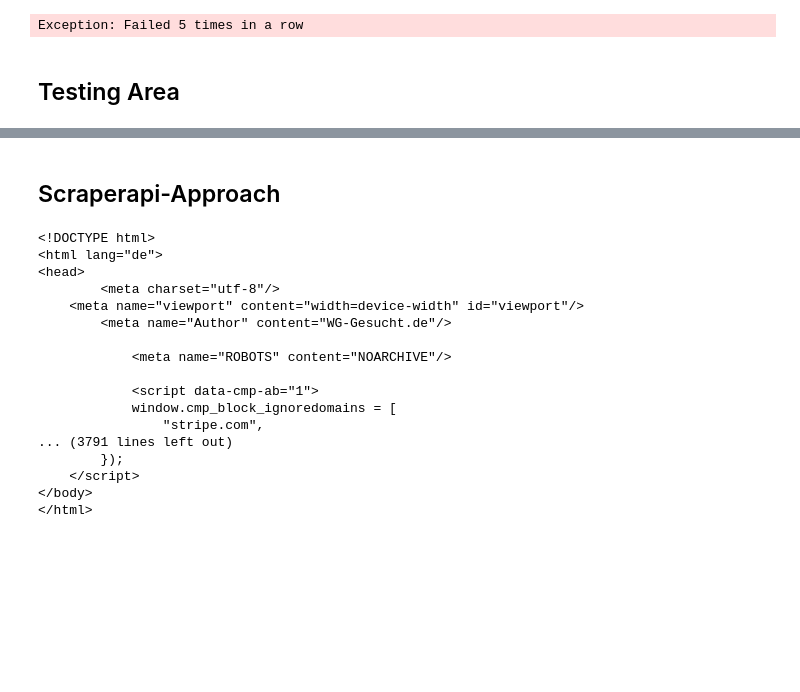
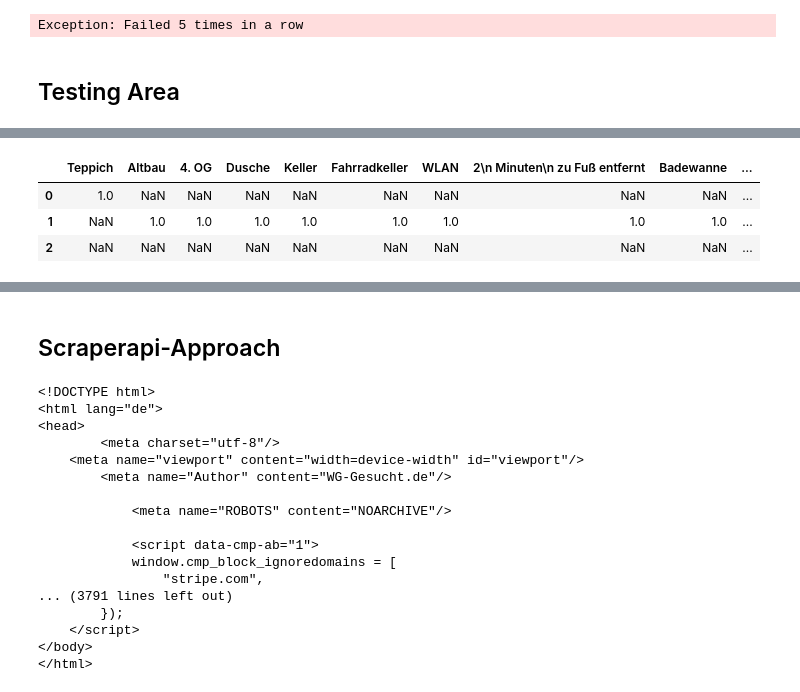
Before and after one commit to iwh-halle/fdap-2024-julian-456, a Jupyter notebook: appartment_analysis/test_web_scrap.ipynb, the cells around one changed output, grey strips where cells are left out. Cells and saved outputs as stored; diff of their text form; code cells hidden in the pictures; blank space fills up the shorter version.

```diff
--- a/appartment_analysis/test_web_scrap.ipynb
+++ b/appartment_analysis/test_web_scrap.ipynb
@@ -329,0 +499,65 @@ frei bis:
+# %%
+import pandas as pd
+from bs4 import BeautifulSoup
+import numpy as np
+
+def extract_features_from_html(html_data):
+    soup = BeautifulSoup(html_data, 'html.parser')
+    containers = soup.find_all('div', class_='text-center')
+
+    features = set()
+
+    for container in containers:
+        # Extrahiere den Text und bereinige ihn
+        text = container.get_text(strip=True)
+        # Splitte den Text in einzelne Features
+        split_text = [t.strip() for t in text.split(',')]
+        features.update(split_text)
+
+    return features
+
+def update_dataframe_with_features(html_data, df):
+    # Extrahiere alle Features aus dem HTML
+    new_features = extract_features_from_html(html_data)
+
+    # Erstelle ein Dictionary für die neue Zeile
+    new_row = {feature: 1 for feature in new_features}
+
+    # Füge alle fehlenden Spalten hinzu und setze sie auf 0
+    for feature in df.columns:
+        if feature not in new_row:
+            new_row[feature] = np.nan
+
+    # Füge die neue Zeile zum DataFrame hinzu
+    df = df._append(new_row, ignore_index=True)
+
+    # Füge fehlende Spalten zu allen anderen Zeilen hinzu und setze sie auf 0
+    for feature in new_row:
+        if feature not in df.columns:
+            df[feature] = np.nan
+            df.loc[df.index != len(df) - 1, feature] = np.nan
+
+    return df
+
+# Beispielnutzung
+url_shared_app = "https://www.wg-gesucht.de/wg-zimmer-in-Koeln-Altstadt-Nord.11062804.html"
+response = requests.get(url_shared_app, allow_redirects=False)
+soup = BeautifulSoup(response.text, 'html.parser')
+html_data_2 = soup.find('div', class_='utility_icons')
+
+url_shared_app = "https://www.wg-gesucht.de/wg-zimmer-in-Koeln-Agnesviertel.8024813.html"
+response = requests.get(url_shared_app, allow_redirects=False)
+soup = BeautifulSoup(response.text, 'html.parser')
+html_data_1 = soup.find('div', class_='utility_icons')
+print(html_data_1)
+# Vorhandener DataFrame mit einer Spalte "Teppich"
+df = pd.DataFrame({'Teppich': [1]})
+
+# Aktualisiere den DataFrame mit den neuen Features aus den ersten HTML-Daten
+df = update_dataframe_with_features(str(html_data_1), df)
+
+# Aktualisiere den DataFrame mit den neuen Features aus den zweiten HTML-Daten
+df = update_dataframe_with_features(str(html_data_2), df)
+
+df.head()
+# %% [output]
@@ -329,0 +581,4 @@ frei bis:
+|  | Teppich | Altbau | 4. OG | Dusche | Keller | Fahrradkeller | WLAN | 2\n Minuten\n zu Fuß entfernt | Badewanne | ... |
+| 0 | 1.0 | NaN | NaN | NaN | NaN | NaN | NaN | NaN | NaN | ... |
+| 1 | NaN | 1.0 | 1.0 | 1.0 | 1.0 | 1.0 | 1.0 | 1.0 | 1.0 | ... |
+| 2 | NaN | NaN | NaN | NaN | NaN | NaN | NaN | NaN | NaN | ... |
```
Also changed, not shown: parts of 13 cells of this notebook.
